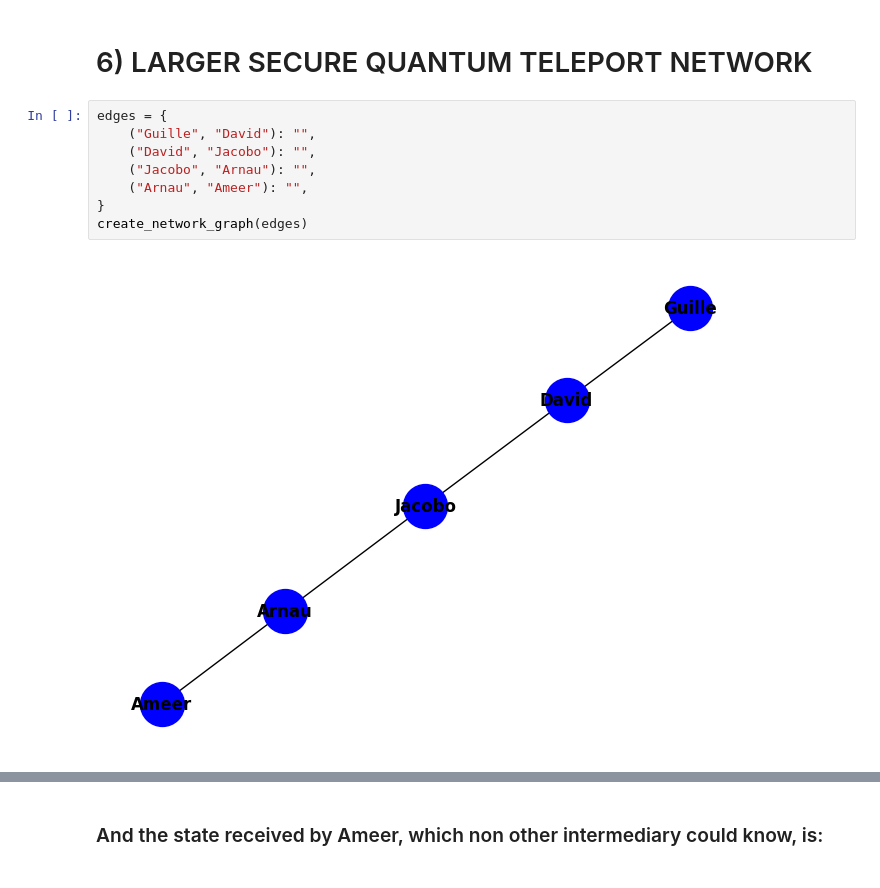
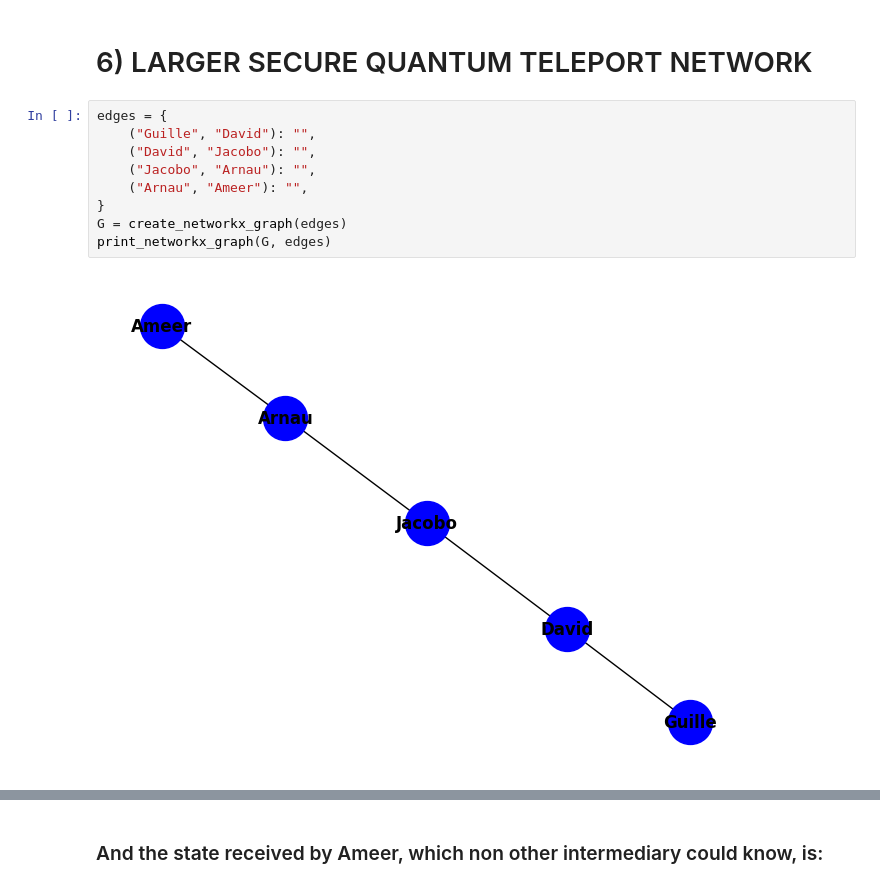
Before and after one commit to GuillermoAbadLopez/Quantum-Teleportation, a Jupyter notebook: src/main.ipynb, the cells around one changed output, grey strips where cells are left out. Saved outputs shown, nothing was run; the diff lists cells and outputs as text.

```diff
--- a/src/main.ipynb
+++ b/src/main.ipynb
@@ -351,13 +352,14 @@ plot_histogram(probabilities)
 # %%
 edges = {
     ("Guille", "David"): "",
     ("David", "Jacobo"): "",
     ("Jacobo", "Arnau"): "",
     ("Arnau", "Ameer"): "",
 }
-create_network_graph(edges)
+G = create_networkx_graph(edges)
+print_networkx_graph(G, edges)
 # %% [output]
-[figure, old version]
+[figure, new version]
 # %%
 # Define the circuit quantum channels:
 message_qr = QuantumRegister(1, "Guille initial Ψ")
```
Also changed, not shown: parts of 22 cells of this notebook, 2 other files.
